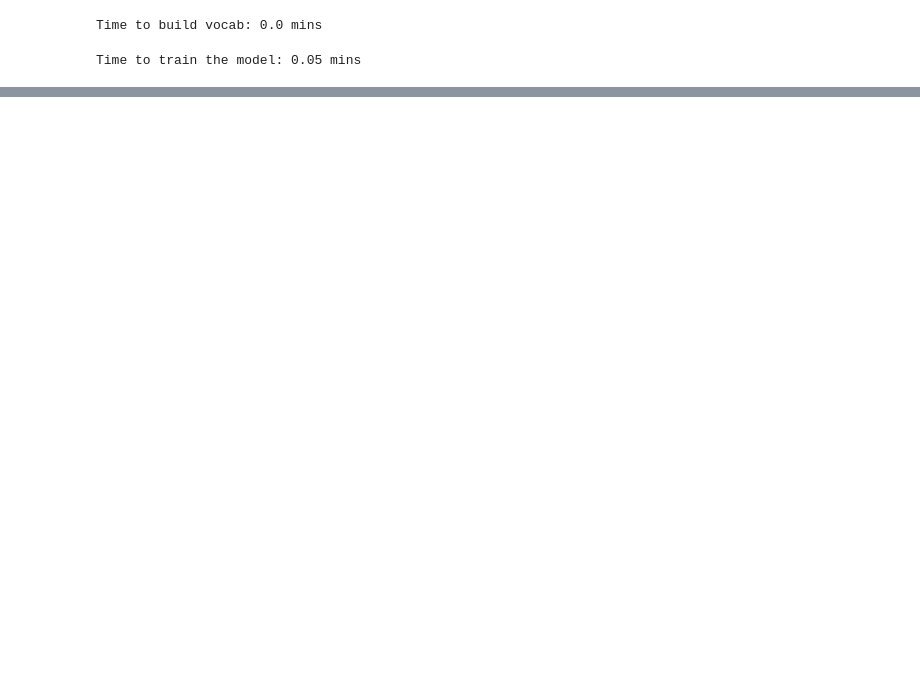
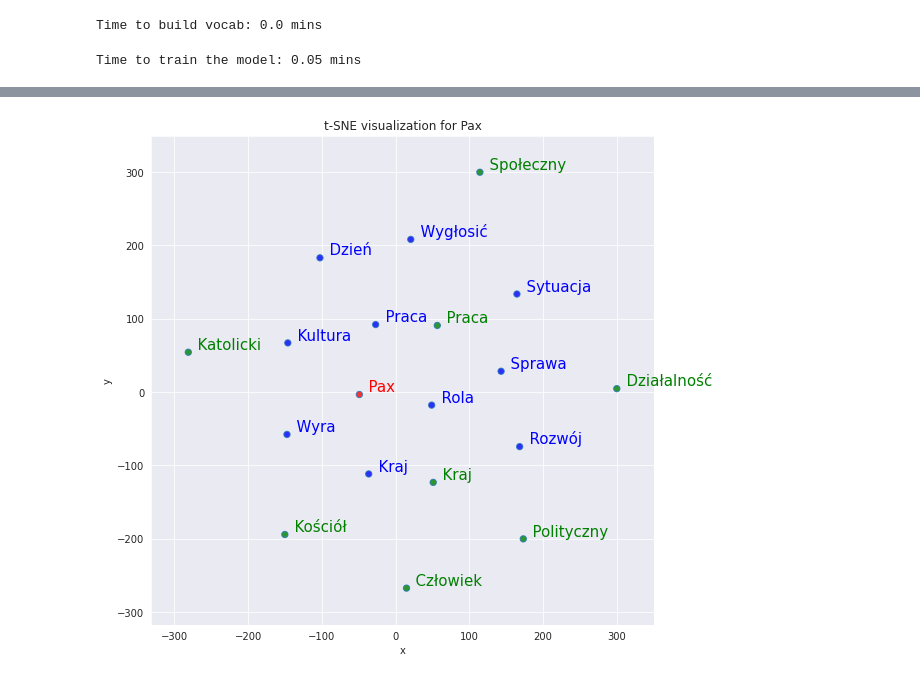
Before and after one commit to KacperGrodecki/image_proccessing, a Jupyter notebook: kuba_img_text_reading_found_words_analyzing_enchant.ipynb, the cells around one changed output, grey strips where cells are left out. Drawn from its saved outputs; the diff is of its cells as text; code cells hidden in the pictures; blank space fills up the shorter version.

```diff
--- a/kuba_img_text_reading_found_words_analyzing_enchant.ipynb
+++ b/kuba_img_text_reading_found_words_analyzing_enchant.ipynb
@@ -145,7 +147,7 @@ def cleaning(doc):
     if len(txt) > 2:
         return ' '.join(txt)
 # %%
-brief_cleaning = (re.sub("[^A-Za-z']+", ' ', str(row)).lower() for row in df['0'])
+brief_cleaning = (re.sub("[^A-Źa-Ź']+", ' ', str(row)).lower() for row in df['0'])
 # %%
 from time import time
 # %%
@@ -293,0 +312,10 @@ w2v_model.wv.doesnt_match(['pax', 'socjalizm', 'chrze_cija'])
+# %%
+import numpy as np
+import matplotlib.pyplot as plt
+%matplotlib inline
+
+import seaborn as sns
+sns.set_style("darkgrid")
+
+from sklearn.decomposition import PCA
+from sklearn.manifold import TSNE
@@ -293,0 +418,4 @@ w2v_model.wv.doesnt_match(['pax', 'socjalizm', 'chrze_cija'])
+# %%
+tsnescatterplot(w2v_model, 'pax', ['praca', 'działalność', 'człowiek', 'polityczny', 'kraj', 'kościół', 'społeczny','katolicki'])
+# %% [output]
+[figure, added]
```
Also changed, not shown: parts of 12 cells of this notebook.
